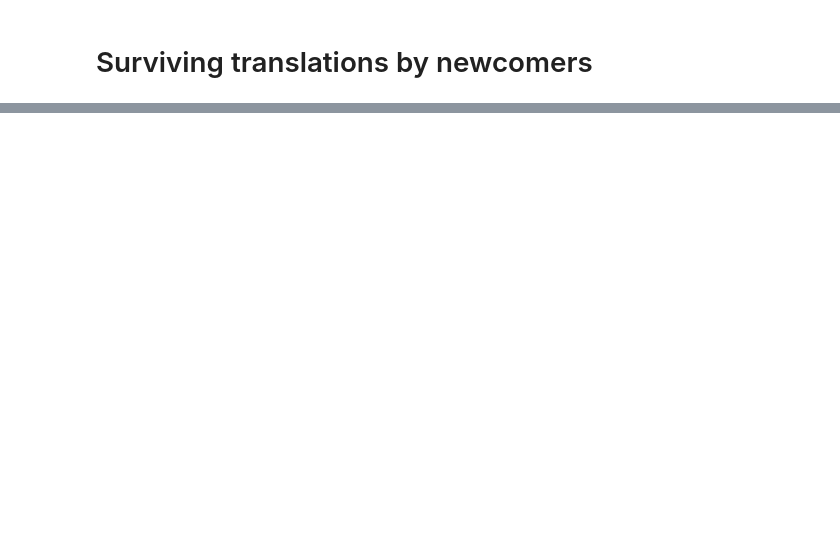
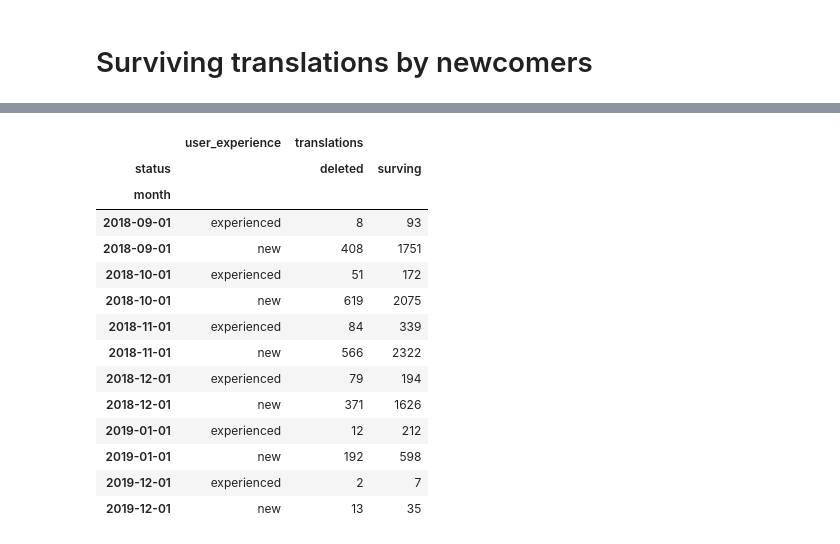
Before and after one commit to wikimedia-research/2018-19-Language-annual-plan-metrics, a Jupyter notebook: Language-metrics.ipynb, the cells around one changed output, grey strips where cells are left out. Saved outputs shown, nothing was run; the diff lists cells and outputs as text; code cells hidden in the pictures; blank space fills up the shorter version.

```diff
--- a/Language-metrics.ipynb
+++ b/Language-metrics.ipynb
@@ -174,0 +133,24 @@ where
+# %%
+(translation_deletion_cx1
+.drop(["cx_version"], axis=1)
+.assign(month=lambda df: pd.to_datetime(df["month"]))
+.set_index(["month", "user_experience", "status"])
+.unstack()
+.reset_index("user_experience")
+)
+# %% [output]
+|  | user_experience | translations |  |
+| status |  | deleted | surving |
+| month |  |  |  |
+| 2018-09-01 | experienced | 8 | 93 |
+| 2018-09-01 | new | 408 | 1751 |
+| 2018-10-01 | experienced | 51 | 172 |
+| 2018-10-01 | new | 619 | 2075 |
+| 2018-11-01 | experienced | 84 | 339 |
+| 2018-11-01 | new | 566 | 2322 |
+| 2018-12-01 | experienced | 79 | 194 |
+| 2018-12-01 | new | 371 | 1626 |
+| 2019-01-01 | experienced | 12 | 212 |
+| 2019-01-01 | new | 192 | 598 |
+| 2019-12-01 | experienced | 2 | 7 |
+| 2019-12-01 | new | 13 | 35 |
```
Also changed, not shown: parts of 29 cells of this notebook.
